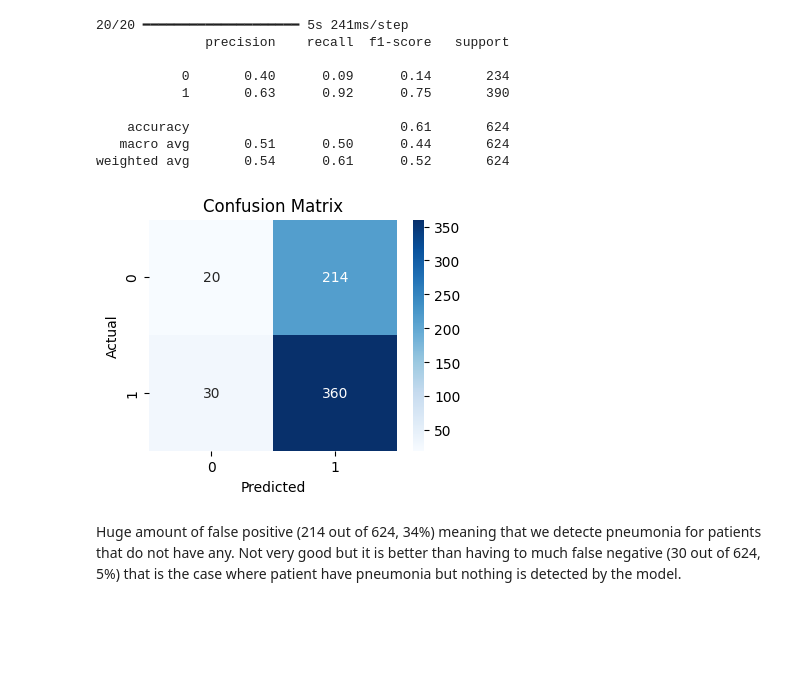
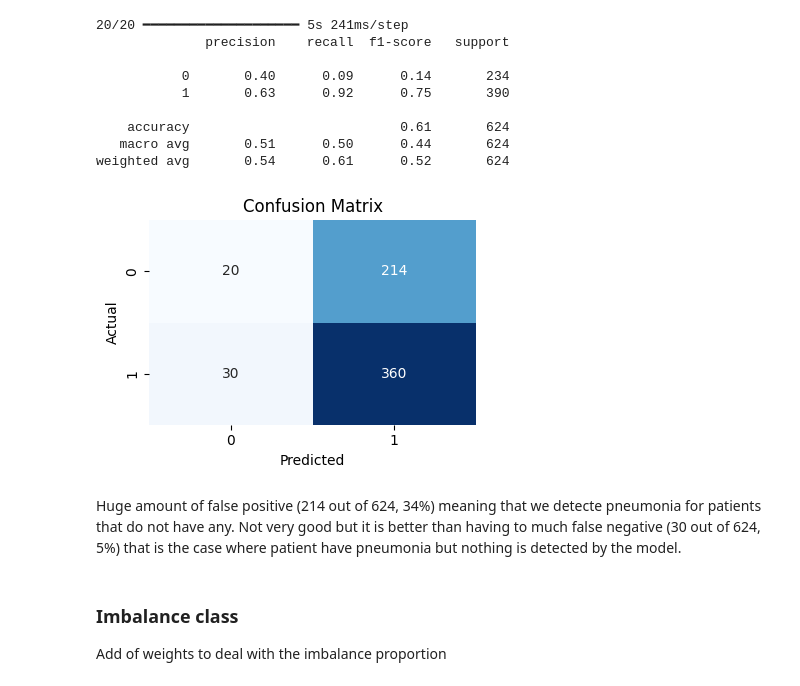
Before and after one commit to Bapitou/Pneumonia_detection-, a Jupyter notebook: notebooks/Pneumonia.ipynb, the cells around one changed output. Drawn from its saved outputs; the diff is of its cells as text; code cells hidden in the pictures; blank space fills up the shorter version.

```diff
--- a/notebooks/Pneumonia.ipynb
+++ b/notebooks/Pneumonia.ipynb
@@ -134,14 +134,20 @@ print(classification_report(test_generator.classes, y_pred.round()))
 weighted avg       0.54      0.61      0.52       624
 # %%
 cm = confusion_matrix(test_generator.classes, y_pred.round())
+labels = ["NORMAL", "PNEUMONIA"]
 
-plt.figure(figsize=(4,3))
-sns.heatmap(cm, annot=True, fmt="d", cmap="Blues")
-plt.xlabel("Predicted")
-plt.ylabel("Actual")
-plt.title("Confusion Matrix")
+fig, ax = plt.subplots(figsize=(4, 3))
+sns.heatmap(cm,annot=True,fmt="d",cmap="Blues",cbar=False)
+ax.set_xlabel("Predicted")
+ax.set_ylabel("Actual")
+ax.set_title("Confusion Matrix")
+fig.tight_layout()
 plt.show()
 # %% [output]
-[figure, old version]
+[figure, new version]
 # %% [markdown]
 Huge amount of false positive (214 out of 624, 34%) meaning that we detecte pneumonia for patients that do not have any. Not very good but it is better than having to much false negative (30 out of 624, 5%) that is the case where patient have pneumonia but nothing is detected by the model.
+# %% [markdown]
+### Imbalance class
+
+Add of weights to deal with the imbalance proportion
```
Also changed, not shown: parts of 3 cells of this notebook.
